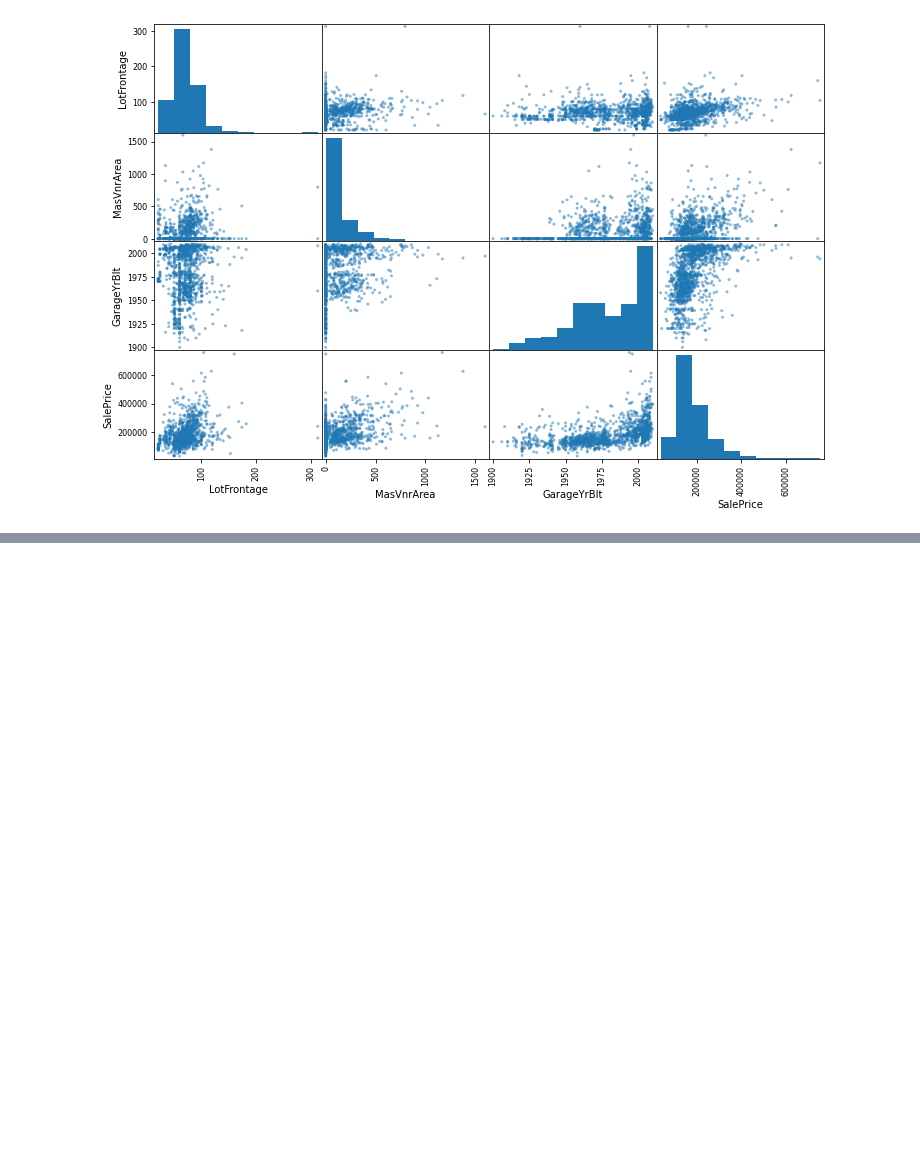
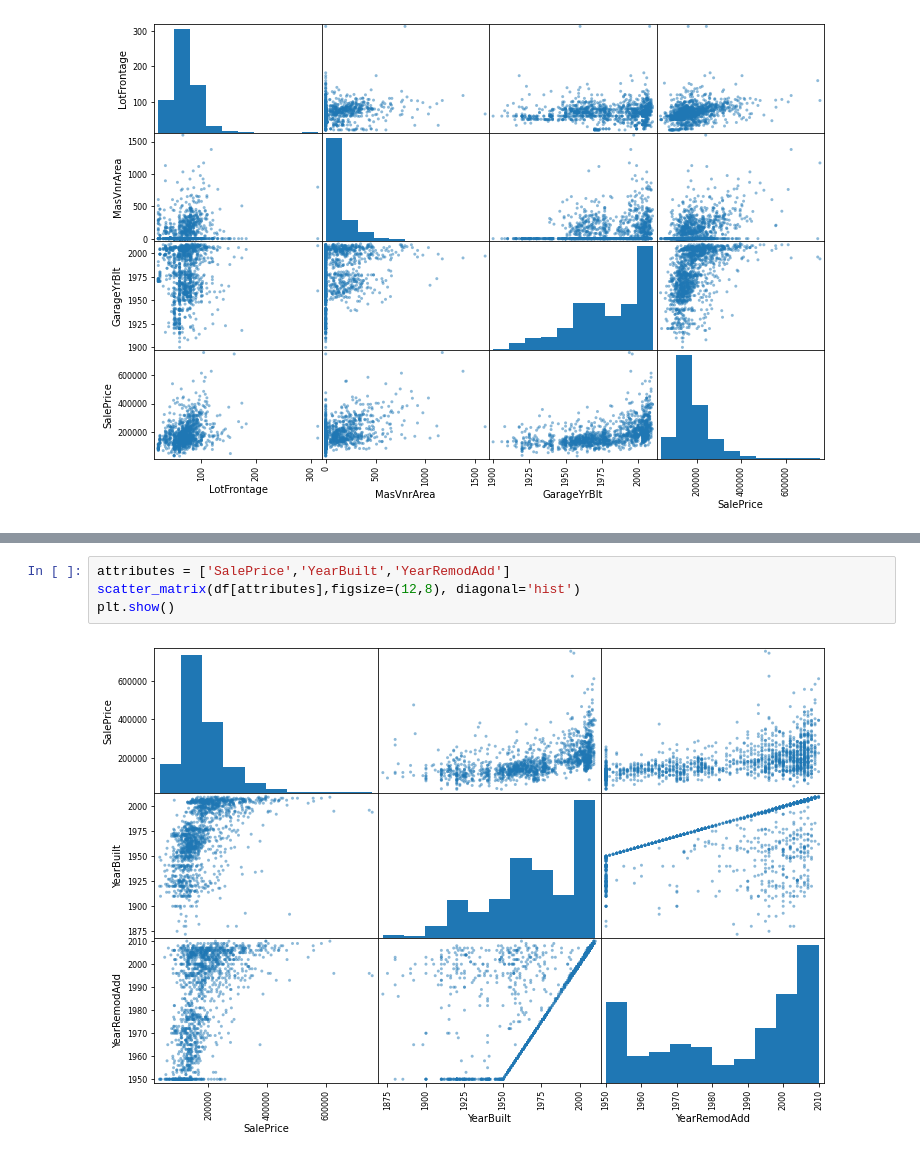
Before and after one commit to tharindatj/Kaggle_competitions, a Jupyter notebook: kaggle_house_prices.ipynb, the cells around one changed output, grey strips where cells are left out. Saved outputs shown, nothing was run; the diff lists cells and outputs as text; blank space fills up the shorter version.

```diff
--- a/kaggle_house_prices.ipynb
+++ b/kaggle_house_prices.ipynb
@@ -120,0 +225,6 @@ drop_columns = ['MasVnrArea','Alley','' ]
+# %%
+attributes = ['SalePrice','YearBuilt','YearRemodAdd']
+scatter_matrix(df[attributes],figsize=(12,8), diagonal='hist')
+plt.show()
+# %% [output]
+[figure, added]
```
Also changed, not shown: parts of 14 cells of this notebook.
